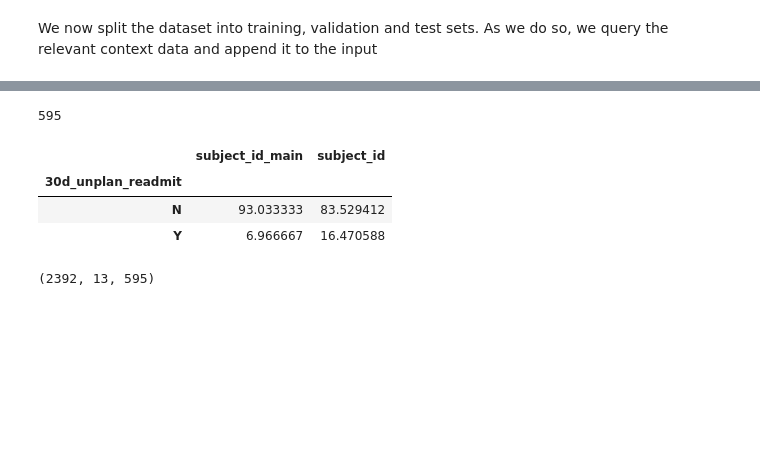
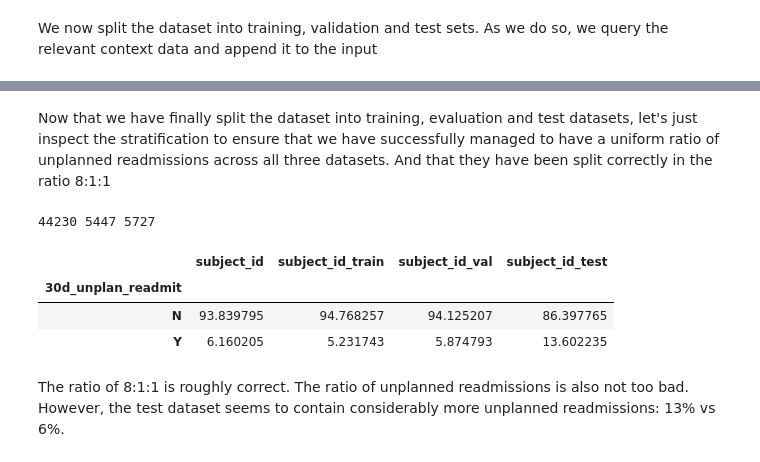
Before and after one commit to amin-nejad/mimic-text-generation, a Jupyter notebook: 03_preprocess_discharge_summaries.ipynb, the cells around one changed output, grey strips where cells are left out. Saved outputs shown, nothing was run; the diff lists cells and outputs as text; code cells hidden in the pictures; blank space fills up the shorter version.

```diff
--- a/03_preprocess_discharge_summaries.ipynb
+++ b/03_preprocess_discharge_summaries.ipynb
@@ -425,7 +449,7 @@ df_labitems = pd.read_sql_query('''
   INNER JOIN d_labitems d
   USING (itemid)
   ORDER BY l.subject_id
-  LIMIT 10000;
+  --LIMIT 10000;
 ''', cnx)
 
 print(df_labitems.shape)
@@ -445,7 +469,7 @@ df_prescriptions = pd.read_sql_query('''
   SELECT subject_id, startdate, enddate, LOWER(drug), prod_strength
   FROM prescriptions
   ORDER BY subject_id
-  LIMIT 10000;
+  --LIMIT 10000;
 ''', cnx)
 
 print(df_prescriptions.shape)
@@ -588,6 +612,7 @@ We now split the dataset into training, validation and test sets. As we do so, w
 
 def StratifiedGroupShuffleSplit(df_main):
 
+    np.random.seed(768) # seeded for reproducibility
     df_main = df_main.reindex(np.random.permutation(df_main.index)) # shuffle dataset
 
     # create empty train, val and test datasets
@@ -595,7 +620,7 @@ def StratifiedGroupShuffleSplit(df_main):
     df_val = pd.DataFrame()
     df_test = pd.DataFrame()
 
-    hparam_mse_wgt = 0.5 # must be between 0 and 1
+    hparam_mse_wgt = 0.8 # must be between 0 and 1
     assert(0 <= hparam_mse_wgt <= 1)
     train_proportion = 0.8 # must be between 0 and 1
     assert(0 <= train_proportion <= 1)
@@ -679,16 +704,16 @@ def StratifiedGroupShuffleSplit(df_main):
                 len_test += len(g)
                 test = True
 
-        # every 10th group, balance the groups jointly by proportion and by ratio of unplanned readmissions
-        elif (i % 10 == 0):
+        # every 3rd group, balance the groups jointly by proportion and by ratio of unplanned readmissions
+        elif (i % 3 == 0):
 
             mse_loss_diff_train = calc_mse_loss(df_train) - calc_mse_loss(df_train.append(g, ignore_index=True))
             mse_loss_diff_val = calc_mse_loss(df_val) - calc_mse_loss(df_val.append(g, ignore_index=True))
             mse_loss_diff_test = calc_mse_loss(df_test) - calc_mse_loss(df_test.append(g, ignore_index=True))
 
-            len_diff_train = (train_proportion - (len_train/total_records))
-            len_diff_val = (val_test_proportion - (len_val/total_records))
-            len_diff_test = (val_test_proportion - (len_test/total_records))
+            len_diff_train = (train_proportion - (len_train/total_records)) * 100
+            len_diff_val = (val_test_proportion - (len_val/total_records)) * 100
+            len_diff_test = (val_test_proportion - (len_test/total_records)) * 100
 
             len_loss_diff_train = len_diff_train * abs(len_diff_train)
             len_loss_diff_val = len_diff_val * abs(len_diff_val)
@@ -711,16 +736,22 @@ def StratifiedGroupShuffleSplit(df_main):
                 len_test += len(g)
                 test = True
 
-            print ("Group " + str(i) + ". loss_train: " + str(loss_train) + " | " + "loss_val: " + str(loss_val) + " | " + "loss_test: " + str(loss_test) + " | ")
+            if i % 100 == 0:
+                print ("Group " + str(i) + ": loss_train: " + str(loss_train) + " | " +
+                                             "loss_val: " + str(loss_val) + " | " +
+                                             "loss_test: " + str(loss_test))
 
         # all the other groups - divided simply by ratios of the dataset splits
         else:
+            train_diff = train_proportion - (len_train/total_records)
+            val_diff = val_test_proportion - (len_val/total_records)
+            test_diff = val_test_proportion - (len_test/total_records)
 
-            if (train_proportion > (len_train/total_records)):
+            if (max(train_diff, val_diff, test_diff) == train_diff):
                 df_train = df_train.append(g, ignore_index=True)
                 len_train += len(g)
                 train = True
-            elif (val_test_proportion > (len_val/total_records)):
+            elif (max(train_diff, val_diff, test_diff) == val_diff):
                 df_val = df_val.append(g, ignore_index=True)
                 len_val += len(g)
                 val = True
@@ -858,21 +889,23 @@ Group 1840. loss_train: -0.004548902372160366 | loss_val: 0.25233071532823825 |
-# %%
-# INSPECT STRATIFICATION
-
-df2 = src_test #  change to src_train/src_test/src_val to inspect length and stratification
-print (len(df2))
-
-readmit_grouped_df_main = df.groupby('30d_unplan_readmit').count()[['subject_id']]/len(df)*100
-grouped_df = df2.groupby('30d_unplan_readmit').count()[['subject_id']]/len(df2)*100
-df_temp = readmit_grouped_df_main.join(grouped_df, on = '30d_unplan_readmit', how = 'left', lsuffix = '_main')
-df_temp.fillna(0, inplace=True)
-df_temp
-# %% [output]
-595
-|  | subject_id_main | subject_id |
-| 30d_unplan_readmit |  |  |
-| N | 93.033333 | 83.529412 |
-| Y | 6.966667 | 16.470588 |
-# %%
-len(src_train), len(src_val), len(src_test)
-# %% [output]
-(2392, 13, 595)
+# %% [markdown]
+Now that we have finally split the dataset into training, evaluation and test datasets, let's just inspect the stratification to ensure that we have successfully managed to have a uniform ratio of unplanned readmissions across all three datasets. And that they have been split correctly in the ratio 8:1:1
+# %%
+print(len(src_train), len(src_val), len(src_test))
+
+readmit_grouped_df_main = df.groupby('30d_unplan_readmit').count()[['subject_id']]/len(df)*100
+grouped_train = src_train.groupby('30d_unplan_readmit').count()[['subject_id']]/len(src_train)*100
+grouped_val = src_val.groupby('30d_unplan_readmit').count()[['subject_id']]/len(src_val)*100
+grouped_test = src_test.groupby('30d_unplan_readmit').count()[['subject_id']]/len(src_test)*100
+
+df_summary = readmit_grouped_df_main.join(grouped_train, on = '30d_unplan_readmit', how = 'left', rsuffix = '_train')
+df_summary = df_summary.join(grouped_val, on = '30d_unplan_readmit', how = 'left', rsuffix = '_val')
+df_summary = df_summary.join(grouped_test, on = '30d_unplan_readmit', how = 'left', rsuffix = '_test')
+df_summary.fillna(0, inplace=True)
+df_summary
+# %% [output]
+44230 5447 5727
+|  | subject_id | subject_id_train | subject_id_val | subject_id_test |
+| 30d_unplan_readmit |  |  |  |  |
+| N | 93.839795 | 94.768257 | 94.125207 | 86.397765 |
+| Y | 6.160205 | 5.231743 | 5.874793 | 13.602235 |
+# %% [markdown]
+The ratio of 8:1:1 is roughly correct. The ratio of unplanned readmissions is also not too bad. However, the test dataset seems to contain considerably more unplanned readmissions: 13% vs 6%.
```
Also changed, not shown: parts of 24 cells of this notebook, 2 other files.
